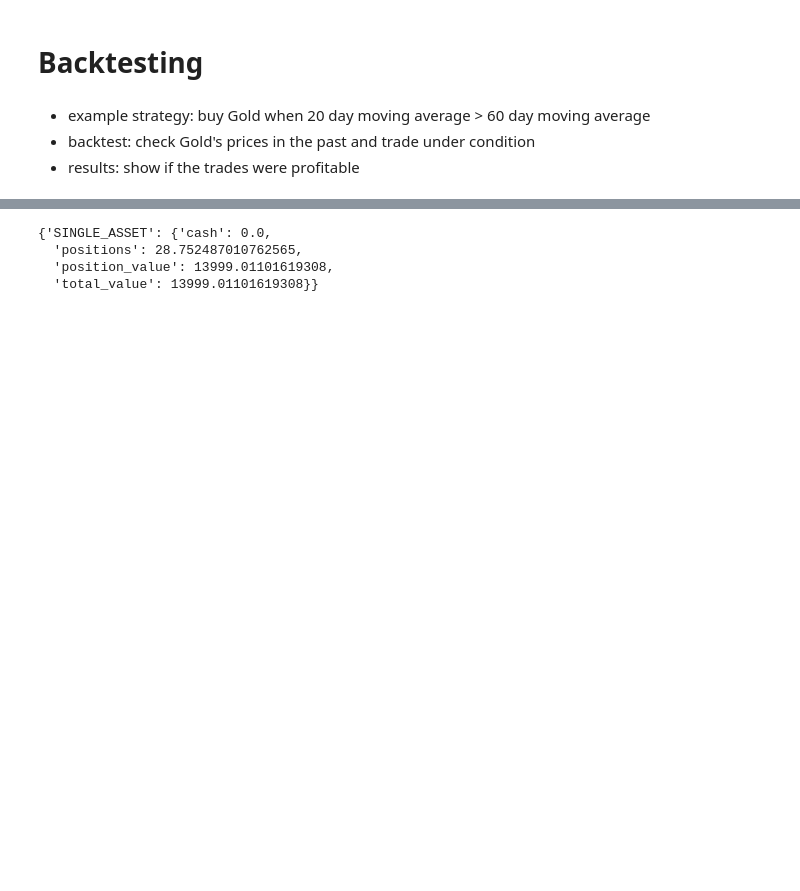
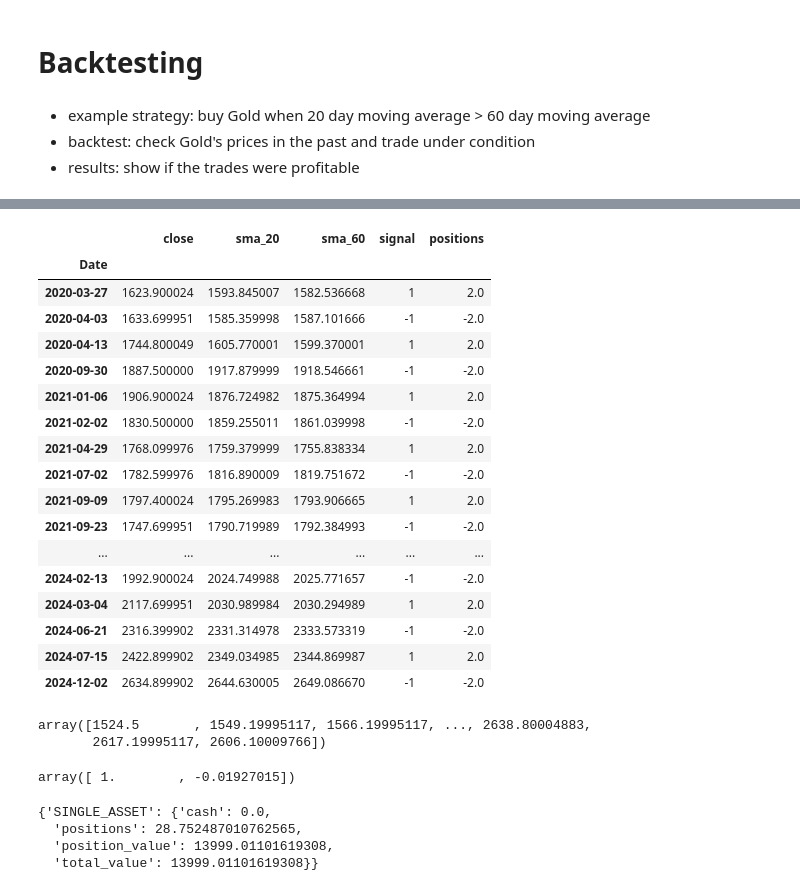
Before and after one commit to GeronimoBWalker/commodity, a Jupyter notebook: Backtest/backtest.ipynb, the cells around one changed output, grey strips where cells are left out. Saved outputs shown, nothing was run; the diff lists cells and outputs as text; code cells hidden in the pictures; blank space fills up the shorter version.

```diff
--- a/Backtest/backtest.ipynb
+++ b/Backtest/backtest.ipynb
@@ -71,0 +65,21 @@ data
+# %%
+data[data.positions != 0]
+# %% [output]
+|  | close | sma_20 | sma_60 | signal | positions |
+| Date |  |  |  |  |  |
+| 2020-03-27 | 1623.900024 | 1593.845007 | 1582.536668 | 1 | 2.0 |
+| 2020-04-03 | 1633.699951 | 1585.359998 | 1587.101666 | -1 | -2.0 |
+| 2020-04-13 | 1744.800049 | 1605.770001 | 1599.370001 | 1 | 2.0 |
+| 2020-09-30 | 1887.500000 | 1917.879999 | 1918.546661 | -1 | -2.0 |
+| 2021-01-06 | 1906.900024 | 1876.724982 | 1875.364994 | 1 | 2.0 |
+| 2021-02-02 | 1830.500000 | 1859.255011 | 1861.039998 | -1 | -2.0 |
+| 2021-04-29 | 1768.099976 | 1759.379999 | 1755.838334 | 1 | 2.0 |
+| 2021-07-02 | 1782.599976 | 1816.890009 | 1819.751672 | -1 | -2.0 |
+| 2021-09-09 | 1797.400024 | 1795.269983 | 1793.906665 | 1 | 2.0 |
+| 2021-09-23 | 1747.699951 | 1790.719989 | 1792.384993 | -1 | -2.0 |
+| ... | ... | ... | ... | ... | ... |
+| 2024-02-13 | 1992.900024 | 2024.749988 | 2025.771657 | -1 | -2.0 |
+| 2024-03-04 | 2117.699951 | 2030.989984 | 2030.294989 | 1 | 2.0 |
+| 2024-06-21 | 2316.399902 | 2331.314978 | 2333.573319 | -1 | -2.0 |
+| 2024-07-15 | 2422.899902 | 2349.034985 | 2344.869987 | 1 | 2.0 |
+| 2024-12-02 | 2634.899902 | 2644.630005 | 2649.086670 | -1 | -2.0 |
@@ -72,3 +89,12 @@ data
+# %%
+data['GC=F'].values
+# %% [output]
+array([1524.5       , 1549.19995117, 1566.19995117, ..., 2638.80004883,
+       2617.19995117, 2606.10009766])
+# %%
+acf(data['GC=F'].pct_change(fill_method=None).dropna().values,nlags=1)
+# %% [output]
+array([ 1.        , -0.01927015])
 # %%
 backtester.assets_data
 # %% [output]
```
Also changed, not shown: parts of 8 cells of this notebook, 3 other files.
